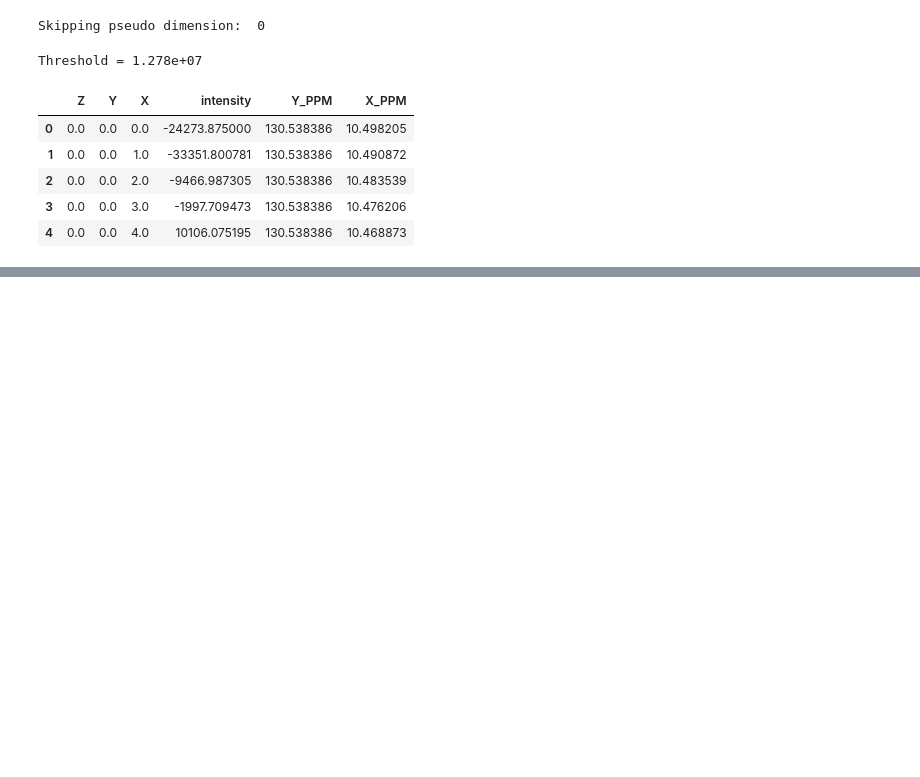
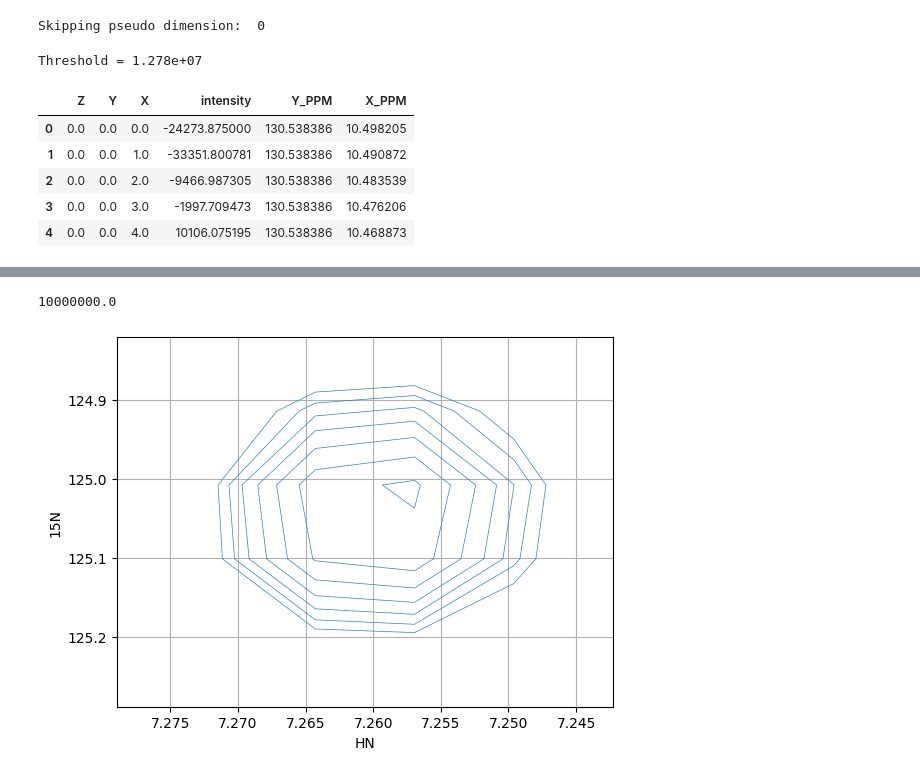
Before and after one commit to j-brady/nmr-for-pandas, a Jupyter notebook: Examples.ipynb, the cells around one changed output, grey strips where cells are left out. Drawn from its saved outputs; the diff is of its cells as text; code cells hidden in the pictures; blank space fills up the shorter version.

```diff
--- a/Examples.ipynb
+++ b/Examples.ipynb
@@ -80,0 +53,13 @@ data.uc_dic
+# %%
+kwargs = dict(nstd=2,colors=[next(colors)], negative_contours=dict(colors="red"))
+# get first plane and slice data
+query = "Z==1 & X_PPM > 7.24 & X_PPM < 7.28 & Y_PPM > 124.8 & Y_PPM < 125.3"
+fig = plt.figure()
+ax = fig.add_subplot(111)
+ax = data.plot_contour(ax, query=query, kwargs=kwargs, threshold=1e7, invert_axes=True)
+
+plt.grid()
+print(data.threshold)
+# %% [output]
+10000000.0
+[figure, added]
```
Also changed, not shown: parts of 14 cells of this notebook, 5 other files.
